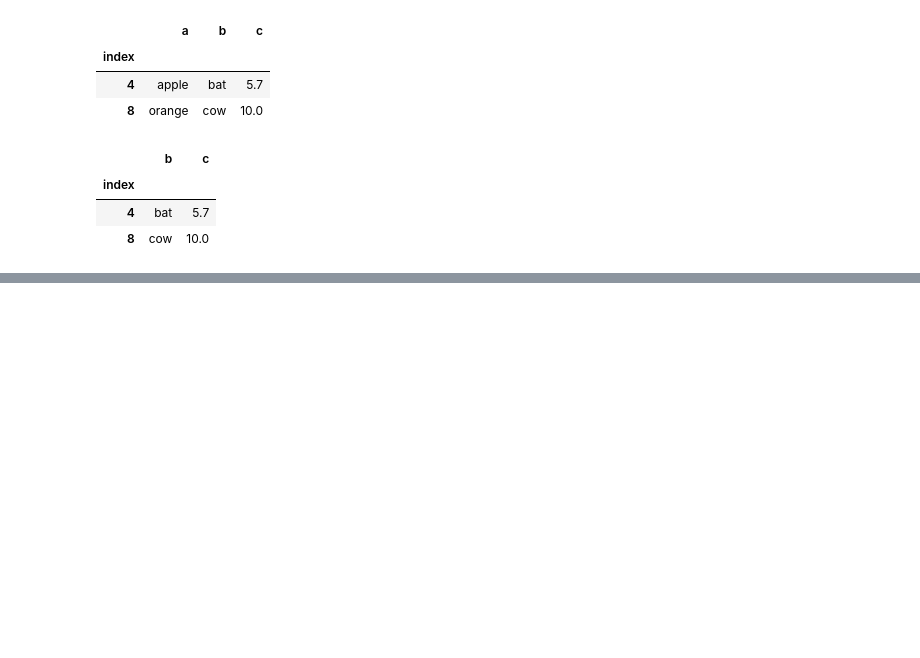
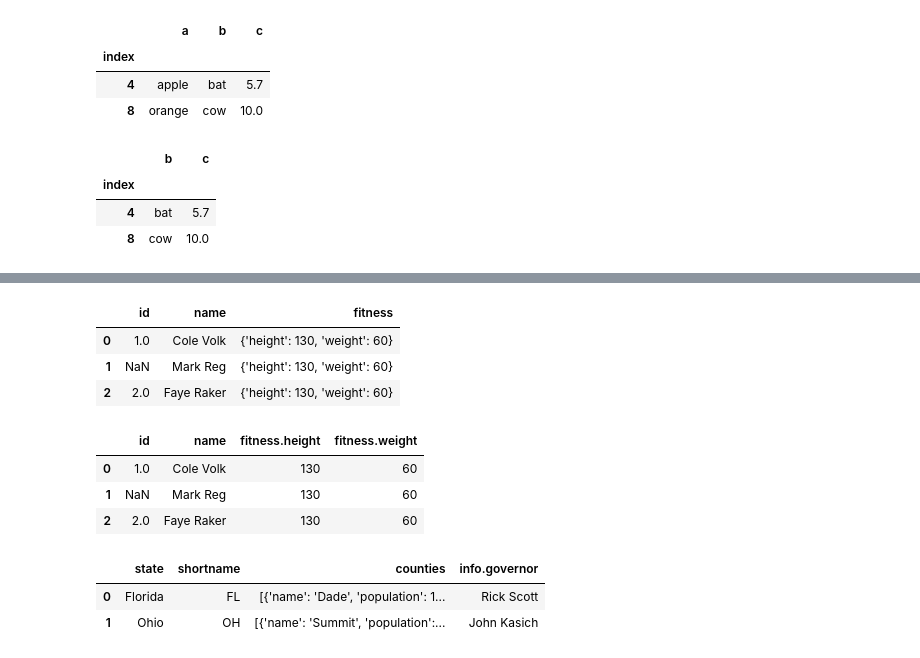
Before and after one commit to Ayutmg01/python-tutorials-, a Jupyter notebook: python tutorials 2.0.ipynb, the cells around one changed output, grey strips where cells are left out. Saved outputs shown, nothing was run; the diff lists cells and outputs as text; code cells hidden in the pictures; blank space fills up the shorter version.

```diff
--- a/python tutorials 2.0.ipynb
+++ b/python tutorials 2.0.ipynb
@@ -187,0 +315,14 @@ pd.read_csv(StringIO(data),usecols=['index','b','c'],index_col=0)
+# %%
+pd.json_normalize(data,max_level=0)
+# %% [output]
+|  | id | name | fitness |
+| 0 | 1.0 | Cole Volk | {'height': 130, 'weight': 60} |
+| 1 | NaN | Mark Reg | {'height': 130, 'weight': 60} |
+| 2 | 2.0 | Faye Raker | {'height': 130, 'weight': 60} |
+# %%
+pd.json_normalize(data,max_level=1)
+# %% [output]
+|  | id | name | fitness.height | fitness.weight |
+| 0 | 1.0 | Cole Volk | 130 | 60 |
+| 1 | NaN | Mark Reg | 130 | 60 |
+| 2 | 2.0 | Faye Raker | 130 | 60 |
@@ -187,0 +351,6 @@ pd.read_csv(StringIO(data),usecols=['index','b','c'],index_col=0)
+# %%
+pd.json_normalize(data)
+# %% [output]
+|  | state | shortname | counties | info.governor |
+| 0 | Florida | FL | [{'name': 'Dade', 'population': 1... | Rick Scott |
+| 1 | Ohio | OH | [{'name': 'Summit', 'population':... | John Kasich |
```
Also changed, not shown: parts of 28 cells of this notebook.
